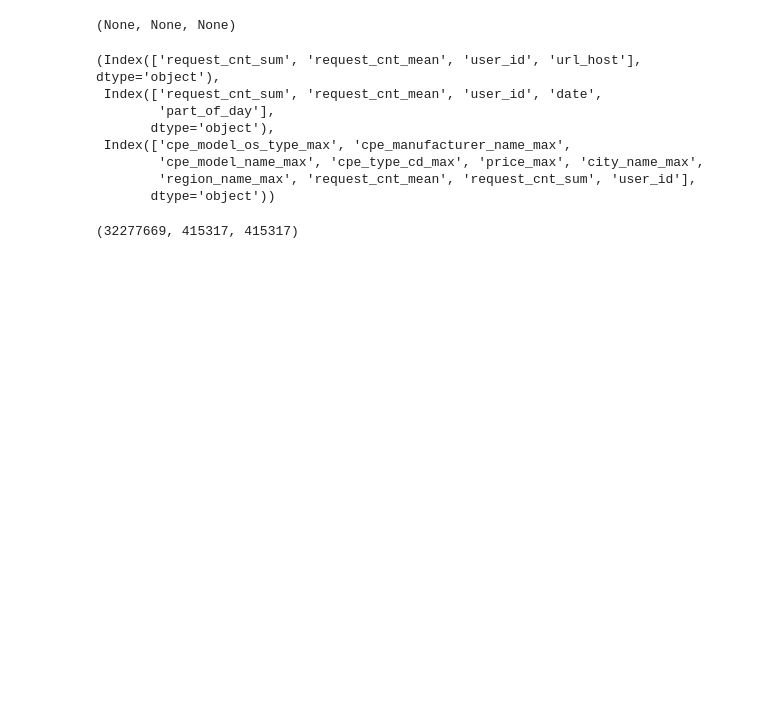
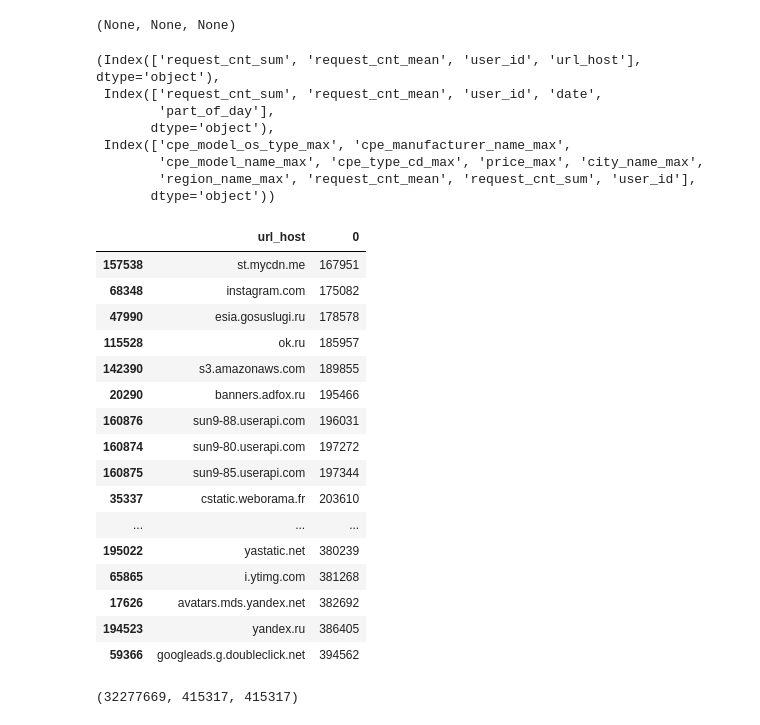
Before and after one commit to SorokinV/Challenge-MTS-2023, a Jupyter notebook: Data-Arch/Context_Baseline_Public.ipynb, the cells around one changed output. Drawn from its saved outputs; the diff is of its cells as text; code cells hidden in the pictures; blank space fills up the shorter version.

```diff
--- a/Data-Arch/Context_Baseline_Public.ipynb
+++ b/Data-Arch/Context_Baseline_Public.ipynb
@@ -145,8 +145,27 @@ data_agg.columns, data_aggB.columns, data_aggZ.columns
         'region_name_max', 'request_cnt_mean', 'request_cnt_sum', 'user_id'],
        dtype='object'))
 # %%
-urls_hosts_max=data_agg[['url_host','user_id']].groupby(['url_host']).size().\
-                sort_values('user_id', ascending=False)[:10].reset_index()['url_host']
+urls_hosts_max=data_agg[['url_host','user_id']].groupby(['url_host']).size().reset_index()
+                #sort_values('user_id', axis=0, ascending=False)[:10].reset_index()
+urls_hosts_max.sort_values(0).tail(40)
+# %% [output]
+|  | url_host | 0 |
+| 157538 | st.mycdn.me | 167951 |
+| 68348 | instagram.com | 175082 |
+| 47990 | esia.gosuslugi.ru | 178578 |
+| 115528 | ok.ru | 185957 |
+| 142390 | s3.amazonaws.com | 189855 |
+| 20290 | banners.adfox.ru | 195466 |
+| 160876 | sun9-88.userapi.com | 196031 |
+| 160874 | sun9-80.userapi.com | 197272 |
+| 160875 | sun9-85.userapi.com | 197344 |
+| 35337 | cstatic.weborama.fr | 203610 |
+| ... | ... | ... |
+| 195022 | yastatic.net | 380239 |
+| 65865 | i.ytimg.com | 381268 |
+| 17626 | avatars.mds.yandex.net | 382692 |
+| 194523 | yandex.ru | 386405 |
+| 59366 | googleads.g.doubleclick.net | 394562 |
 # %%
 #data_aggY = data_agg[~data_agg.url_host.isin(urls_hosts_max.to_list())]
 # %%
```
Also changed, not shown: parts of 19 cells of this notebook, 1 other file.
